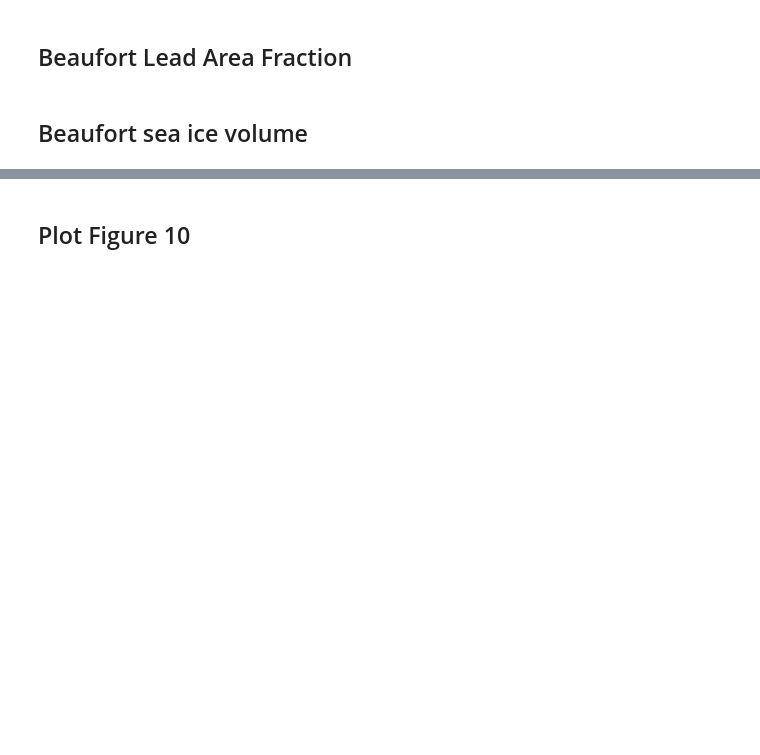
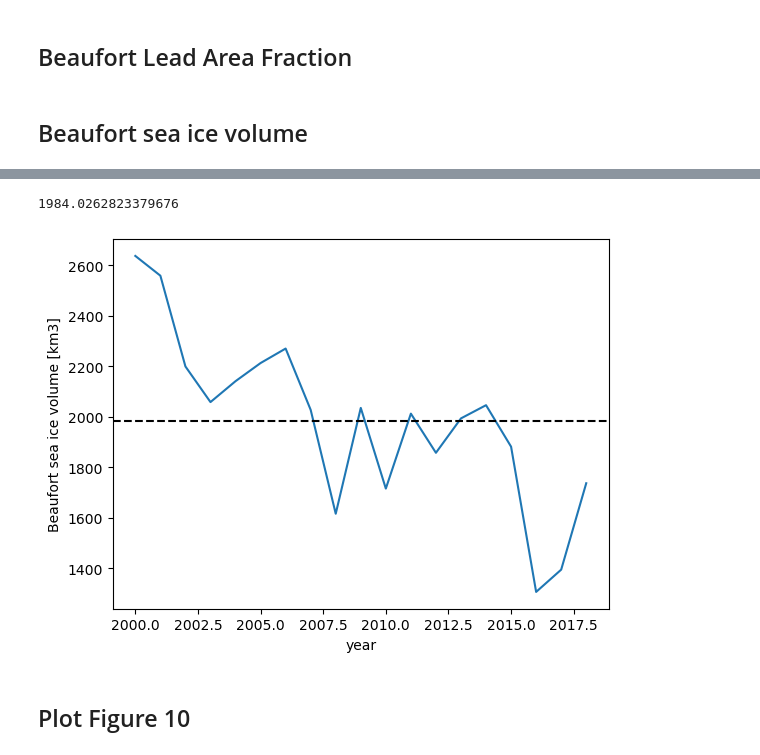
Before and after one commit to rheinlender/beaufort-breakup-nextsimOPA, a Jupyter notebook: notebooks/fig10_scatter_iceFlux_leadFrac.ipynb, the cells around one changed output, grey strips where cells are left out. Saved outputs shown, nothing was run; the diff lists cells and outputs as text; code cells hidden in the pictures; blank space fills up the shorter version.

```diff
--- a/notebooks/fig10_scatter_iceFlux_leadFrac.ipynb
+++ b/notebooks/fig10_scatter_iceFlux_leadFrac.ipynb
@@ -141,3 +205,10 @@ sivBS_june1.attrs = dict(
+# %%
+sivBS_june1.plot()
+plt.axhline(y=sivBS_june1_clim, color='k', ls='--')
+print(sivBS_june1_clim.values)
+# %% [output]
+1984.0262823379676
+[figure, added]
 # %% [markdown]
 ## Plot Figure 10
 # %%
```
Also changed, not shown: parts of 6 cells of this notebook, 8 other files.
